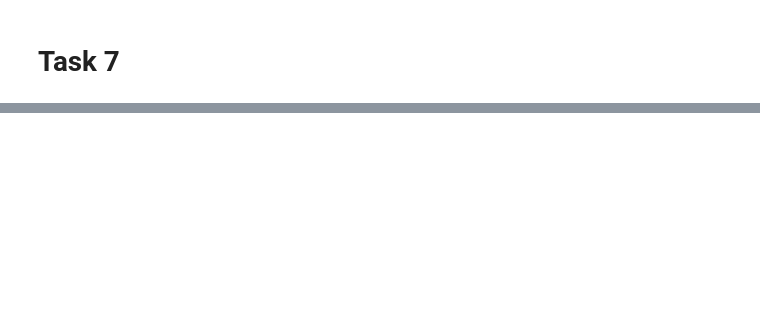
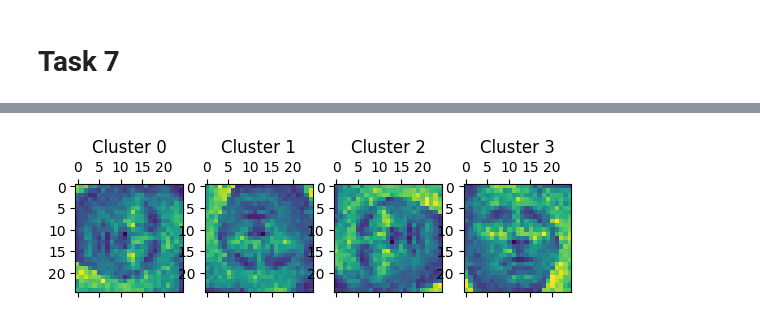
Before and after one commit to jtpotato/simc-2024, a Jupyter notebook: challenge_john_monash.ipynb, the cells around one changed output, grey strips where cells are left out. Saved outputs shown, nothing was run; the diff lists cells and outputs as text; code cells hidden in the pictures; blank space fills up the shorter version.

```diff
--- a/challenge_john_monash.ipynb
+++ b/challenge_john_monash.ipynb
@@ -296,0 +305,17 @@ plt.imshow(np.reshape(average_img(task_7_matrix), (25, 25)), cmap="BuPu")
+# %%
+task_7_sorting = [[], [], [], []]
+
+for i in range(task_7_matrix.shape[0]):
+    task_7_sorting[task_7_output_labels[i]].append(task_7_matrix[i])
+
+task_7_orientations = []
+for i in range(4):
+    task_7_orientations.append(np.array(task_7_sorting[i]))
+# %%
+task_7_subplot, task_7_axes = plt.subplots(1, 4)
+
+for i in range(4):
+    task_7_axes[i].matshow(np.reshape(average_img(task_7_orientations[i]), (25, 25)))
+    task_7_axes[i].set_title(f"Cluster {i}")
+# %% [output]
+[figure, added]
```
Also changed, not shown: parts of 11 cells of this notebook.
